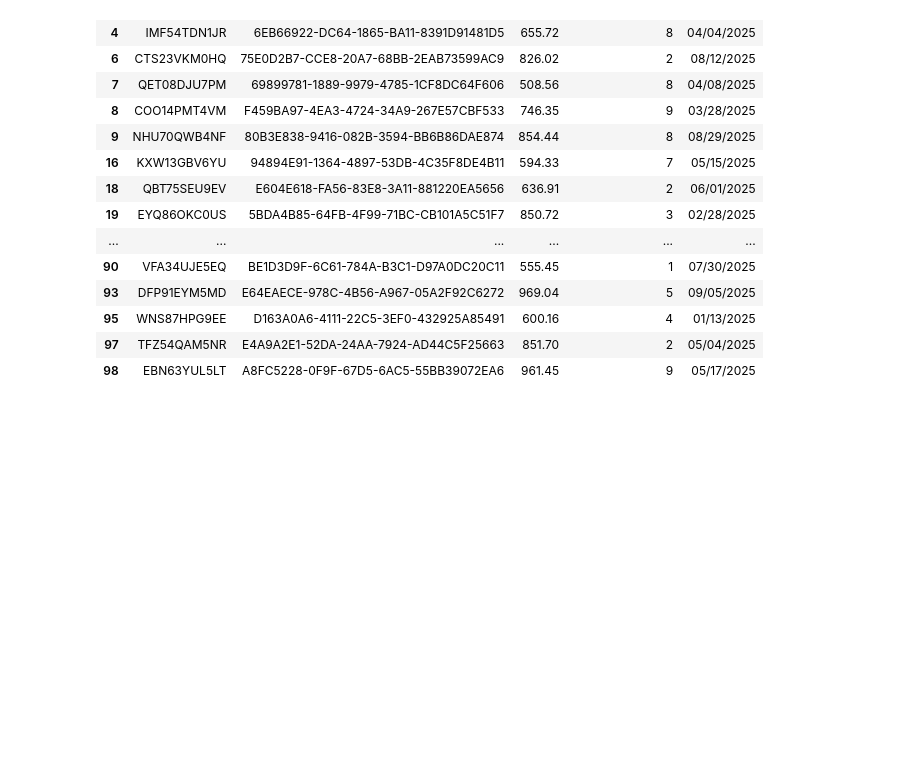
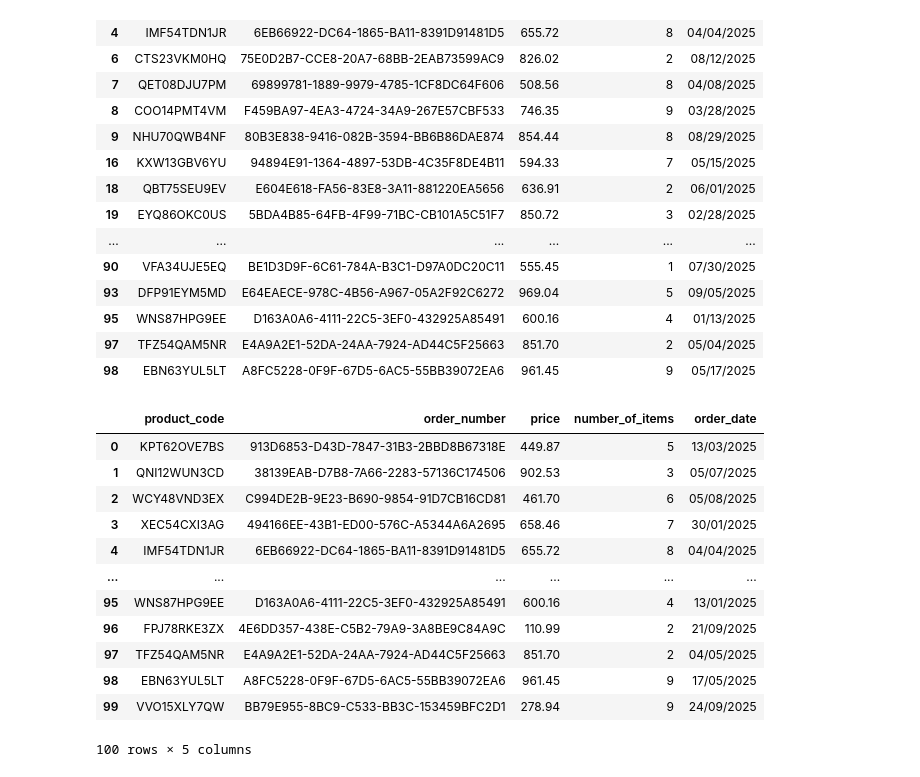
Before and after one commit to ichzann/dis08-ws2526_Boeluem_Ihsan, a Jupyter notebook: labs/06/Task_06.ipynb, the cells around one changed output. Drawn from its saved outputs; the diff is of its cells as text; code cells hidden in the pictures; blank space fills up the shorter version.

```diff
--- a/labs/06/Task_06.ipynb
+++ b/labs/06/Task_06.ipynb
@@ -205,3 +205,29 @@ orders[orders["price"] > 500]
 | 95 | WNS87HPG9EE | D163A0A6-4111-22C5-3EF0-432925A85491 | 600.16 | 4 | 01/13/2025 |
 | 97 | TFZ54QAM5NR | E4A9A2E1-52DA-24AA-7924-AD44C5F25663 | 851.70 | 2 | 05/04/2025 |
 | 98 | EBN63YUL5LT | A8FC5228-0F9F-67D5-6AC5-55BB39072EA6 | 961.45 | 9 | 05/17/2025 |
+# %%
+#6.	Change the date format to DD/MM/YYYY. (Note the re.sub() method)
+import re
+pattern = r"(\d+)/(\d+)/(\d+)"
+replace_rule = r"\2/\1/\3"
+
+
+
+
+orders["order_date"] = orders["order_date"].apply(lambda x : re.sub(pattern, replace_rule, x))
+
+orders
+# %% [output]
+|  | product_code | order_number | price | number_of_items | order_date |
+| 0 | KPT62OVE7BS | 913D6853-D43D-7847-31B3-2BBD8B67318E | 449.87 | 5 | 13/03/2025 |
+| 1 | QNI12WUN3CD | 38139EAB-D7B8-7A66-2283-57136C174506 | 902.53 | 3 | 05/07/2025 |
+| 2 | WCY48VND3EX | C994DE2B-9E23-B690-9854-91D7CB16CD81 | 461.70 | 6 | 05/08/2025 |
+| 3 | XEC54CXI3AG | 494166EE-43B1-ED00-576C-A5344A6A2695 | 658.46 | 7 | 30/01/2025 |
+| 4 | IMF54TDN1JR | 6EB66922-DC64-1865-BA11-8391D91481D5 | 655.72 | 8 | 04/04/2025 |
+| ... | ... | ... | ... | ... | ... |
+| 95 | WNS87HPG9EE | D163A0A6-4111-22C5-3EF0-432925A85491 | 600.16 | 4 | 13/01/2025 |
+| 96 | FPJ78RKE3ZX | 4E6DD357-438E-C5B2-79A9-3A8BE9C84A9C | 110.99 | 2 | 21/09/2025 |
+| 97 | TFZ54QAM5NR | E4A9A2E1-52DA-24AA-7924-AD44C5F25663 | 851.70 | 2 | 04/05/2025 |
+| 98 | EBN63YUL5LT | A8FC5228-0F9F-67D5-6AC5-55BB39072EA6 | 961.45 | 9 | 17/05/2025 |
+| 99 | VVO15XLY7QW | BB79E955-8BC9-C533-BB3C-153459BFC2D1 | 278.94 | 9 | 24/09/2025 |
+100 rows × 5 columns
```
Also changed, not shown: parts of 3 cells of this notebook.
